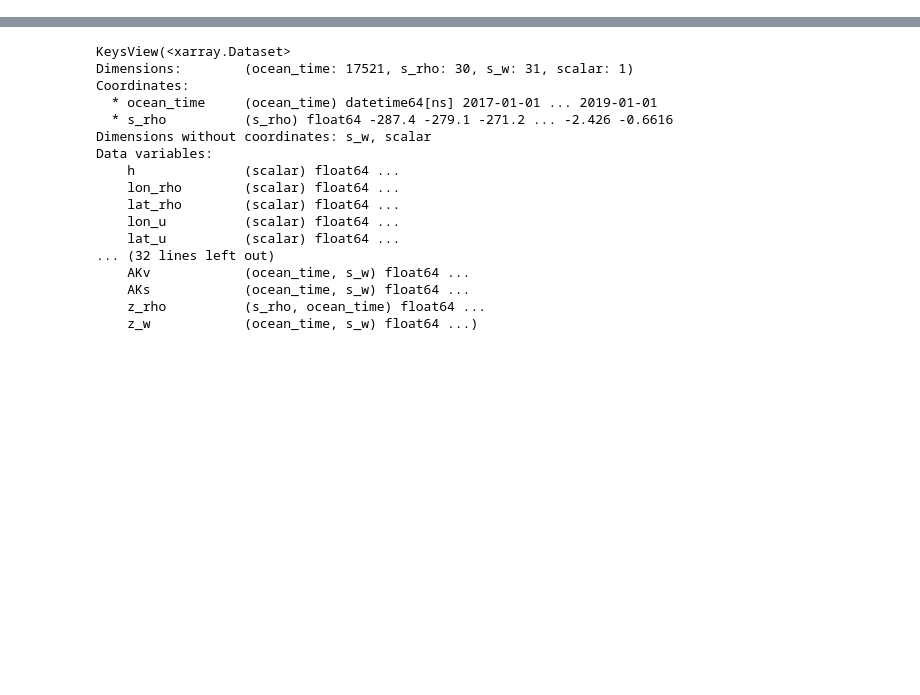
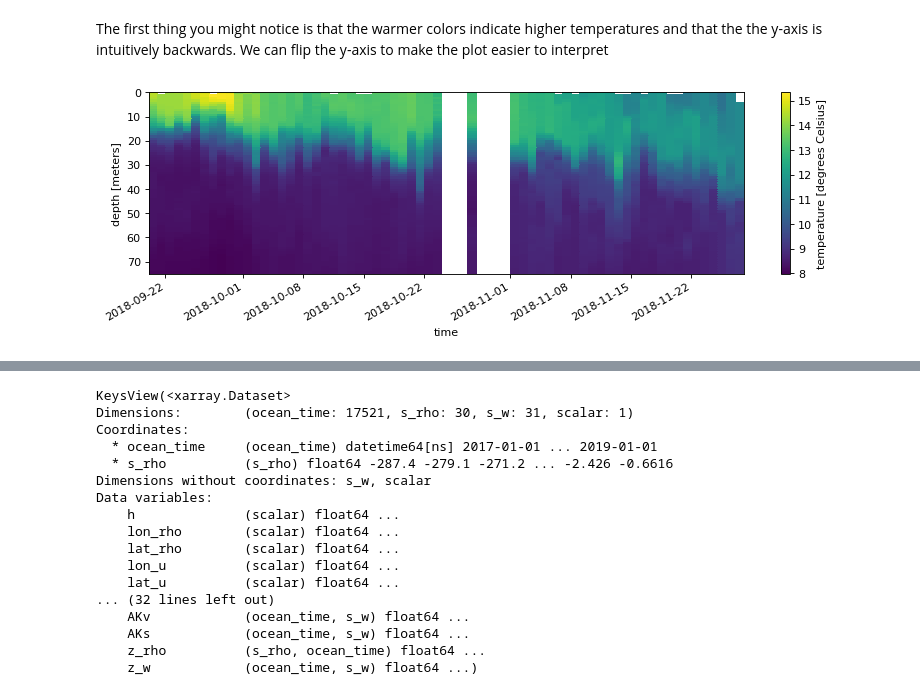
Before and after one commit to sccrosby/PythonOceanLessons, a Jupyter notebook: Lesson_CoastalUpwelling/01_CoastalUpwelling.ipynb, the cells around one changed output, grey strips where cells are left out. Saved outputs shown, nothing was run; the diff lists cells and outputs as text; code cells hidden in the pictures; blank space fills up the shorter version.

```diff
--- a/Lesson_CoastalUpwelling/01_CoastalUpwelling.ipynb
+++ b/Lesson_CoastalUpwelling/01_CoastalUpwelling.ipynb
@@ -33 +53,9 @@ Data variables:
+# %% [markdown]
+The first thing you might notice is that the warmer colors indicate higher temperatures and that the the y-axis is intuitively backwards. We can flip the y-axis to make the plot easier to interpret
+# %%
+f = plt.figure(num=None, figsize=(12,3), dpi=80, facecolor='w', edgecolor='k')
+ds['temperature'].plot()
+plt.gca().invert_yaxis() #<- flips yaxis
+# %% [output]
+[figure, added]
 # %%
```
Also changed, not shown: parts of 11 cells of this notebook, 4 other files.
